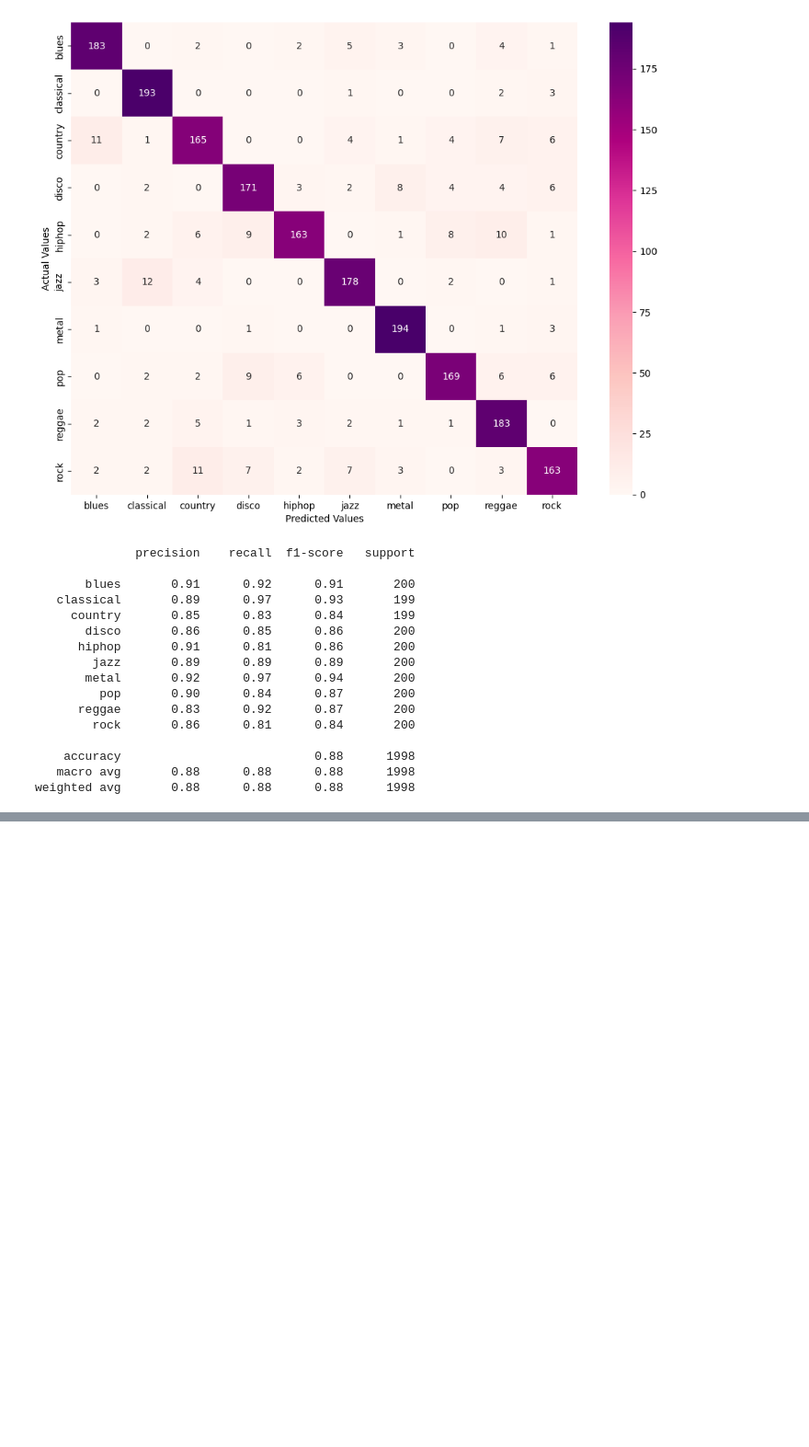
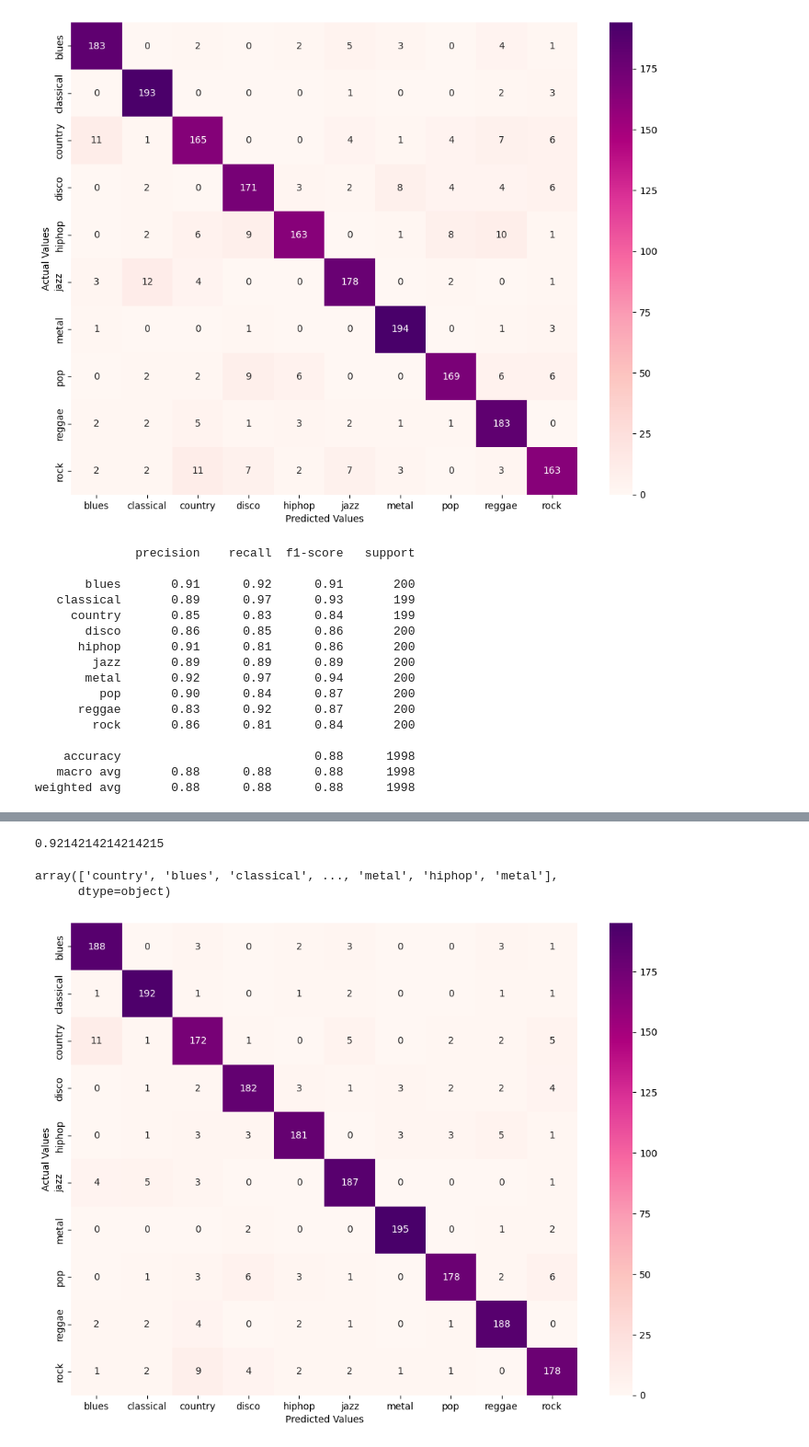
Before and after one commit to pricoptudor/Licenta_workspace, a Jupyter notebook: Proiect_1/Genres_ML-GTZAN.ipynb, the cells around one changed output, grey strips where cells are left out. Shown at 92% size. Drawn from its saved outputs; the diff is of its cells as text; code cells hidden in the pictures; blank space fills up the shorter version.

```diff
--- a/Proiect_1/Genres_ML-GTZAN.ipynb
+++ b/Proiect_1/Genres_ML-GTZAN.ipynb
@@ -649,0 +652,12 @@ weighted avg       0.88      0.88      0.88      1998
+# %%
+models_list = list()
+models_list.append(('lr', LogisticRegression()))
+models_list.append(('knn', KNeighborsClassifier()))
+models_list.append(('svm', SVC()))
+models_list.append(('rf', RandomForestClassifier()))
+models_list.append(('nb', GaussianNB()))
+models_list.append(('xgb', XGBClassifier(eval_metric='mlogloss')))
+
+model = StackingClassifier(estimators=models_list, final_estimator=LogisticRegression(), cv=5, n_jobs=-1)
+
+model.fit(X_train, y_train)
@@ -649,0 +689,22 @@ weighted avg       0.88      0.88      0.88      1998
+# %%
+model.score(X_test, y_test)
+# %% [output]
+0.9214214214214215
+# %%
+Y_pred = model.predict(X_test)
+Y_pred
+# %% [output]
+array(['country', 'blues', 'classical', ..., 'metal', 'hiphop', 'metal'],
+      dtype=object)
+# %%
+cm = confusion_matrix(y_test, Y_pred)
+df_cm = pd.DataFrame(cm,
+                        index=[i for i in genres],
+                        columns=[i for i in genres])
+df_cm
+plt.figure(figsize=(12, 9))
+ax = sn.heatmap(df_cm, annot=True, cmap='RdPu', fmt='g')
+ax.set(xlabel='Predicted Values', ylabel='Actual Values')
+plt.savefig('./Images/ensemblestack_confusion_matrix.png', bbox_inches='tight')
+# %% [output]
+[figure, added]
```
Also changed, not shown: parts of 3 cells of this notebook, 7 other files.
